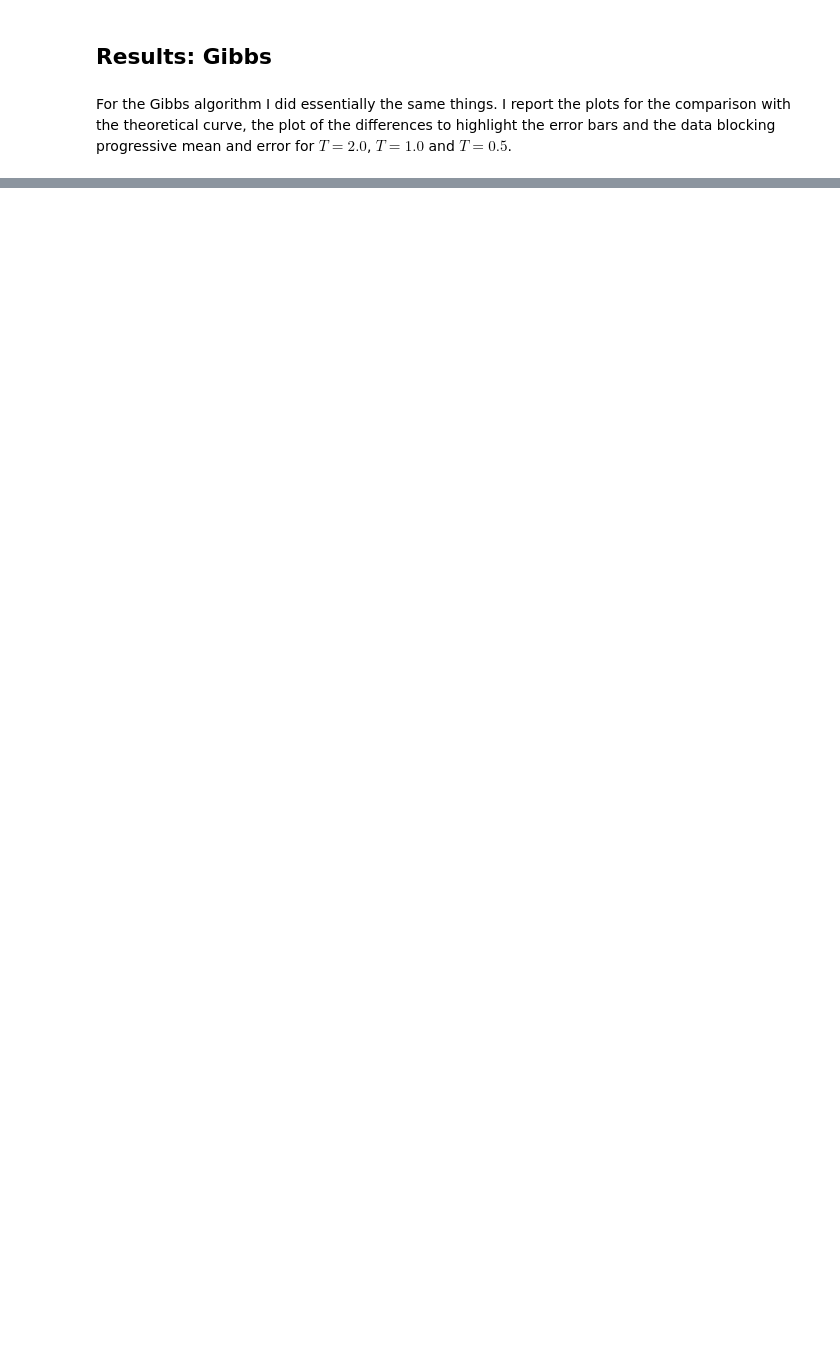
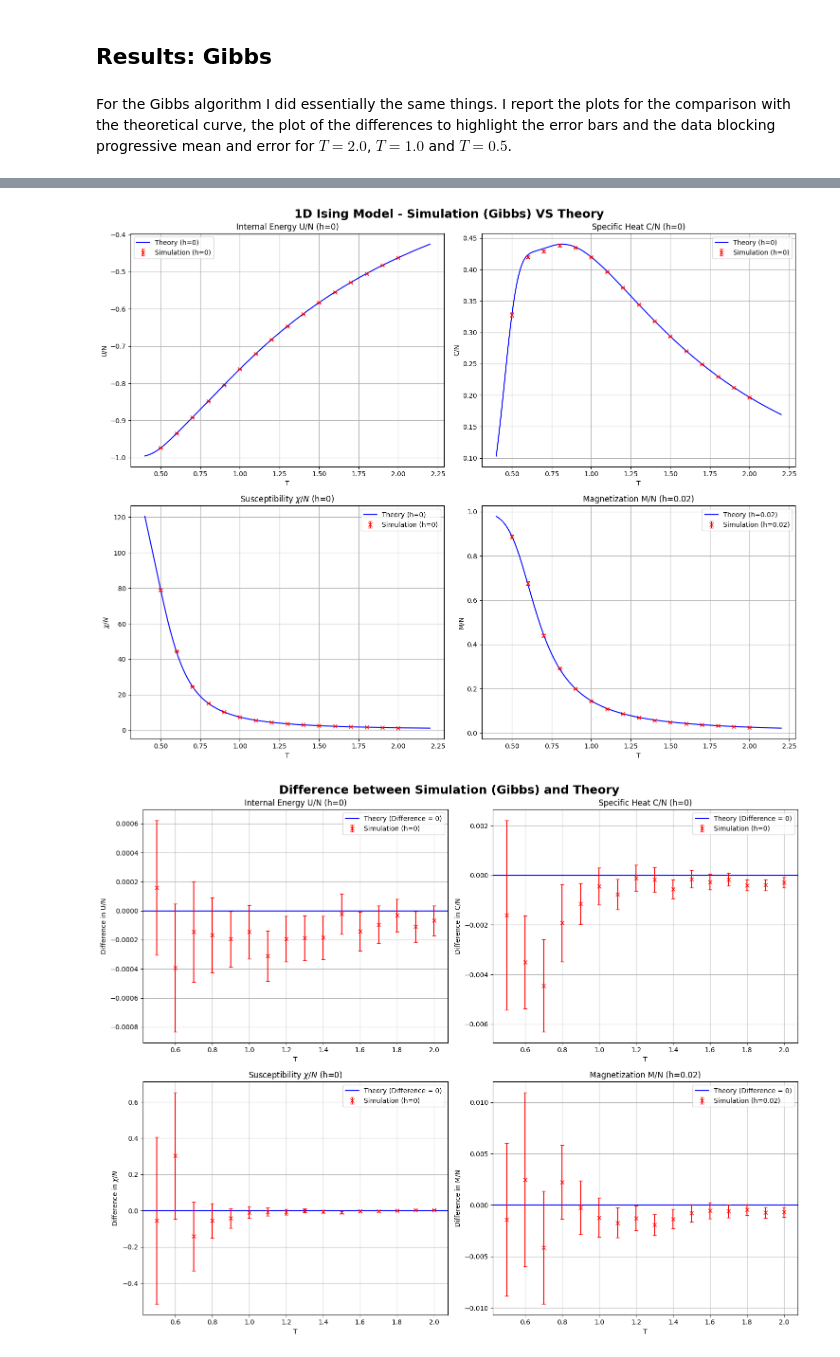
Before and after one commit to giuliagogna/NumericalSimulationLaboratory, a Jupyter notebook: Lab06/analysis6.ipynb, the cells around one changed output, grey strips where cells are left out. Drawn from its saved outputs; the diff is of its cells as text; code cells hidden in the pictures; blank space fills up the shorter version.

```diff
--- a/Lab06/analysis6.ipynb
+++ b/Lab06/analysis6.ipynb
@@ -723,0 +391,5 @@ for T_val in target_temps:
+# %%
+plot_results("Gibbs")
+# %% [output]
+[figure, added]
+[figure, added]
```
Also changed, not shown: parts of 40 cells of this notebook, 10 other files.
